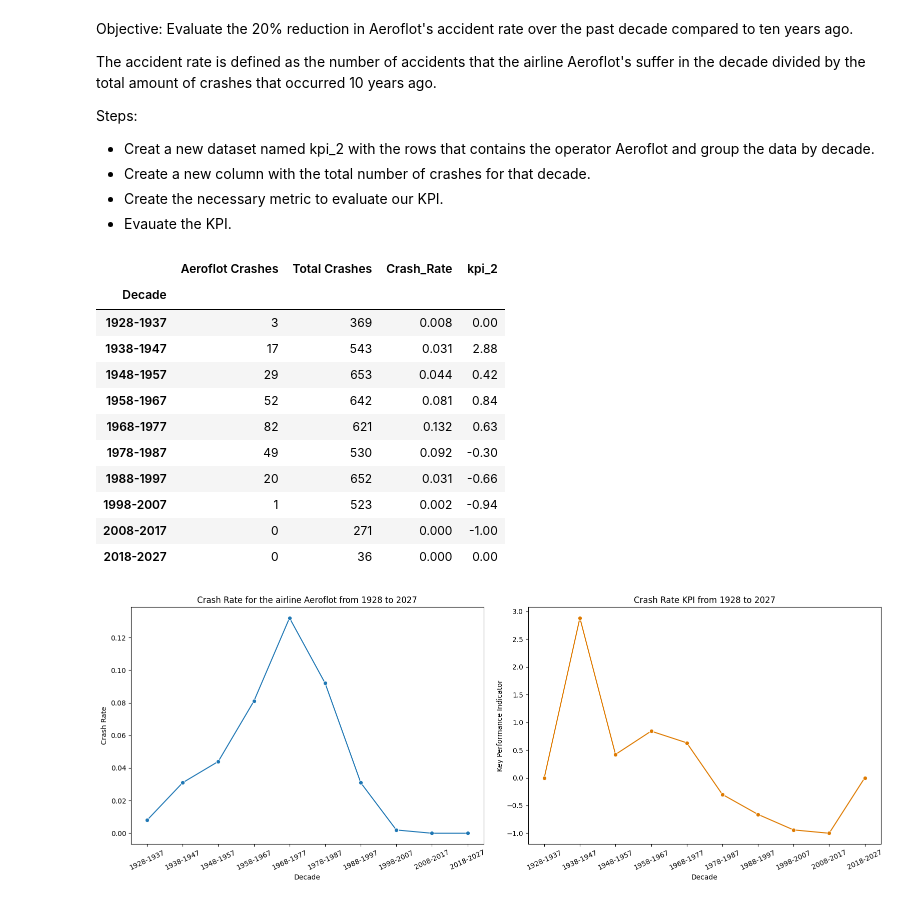
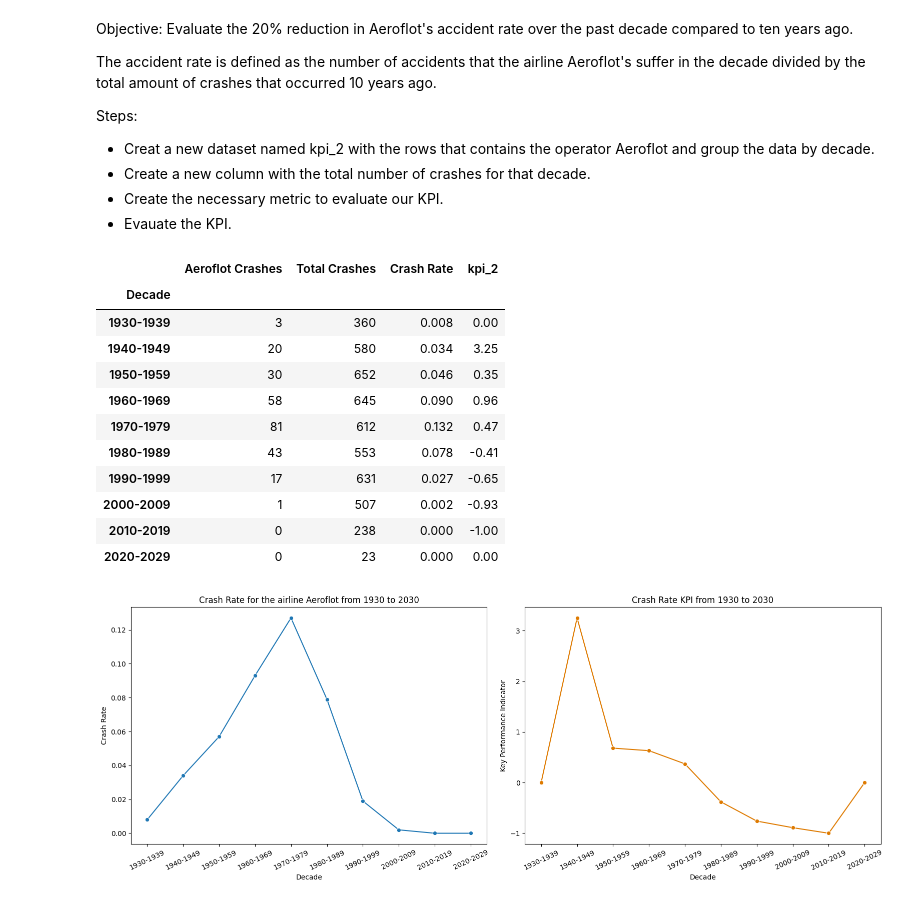
Before and after one commit to motm-1/PI_DA, a Jupyter notebook: kpi_development.ipynb, the cells around one changed output. Cells and saved outputs as stored; diff of their text form; code cells hidden in the pictures.

```diff
--- a/kpi_development.ipynb
+++ b/kpi_development.ipynb
@@ -17,9 +17,9 @@ df.head()
 # %% [markdown]
 Create a new column to categorise the data by decade.
 # %%
-bins = list(range(1908, 2029, 10))
-labels = [f'{decade}-{decade+9}' for decade in range(1908, 2028 , 10)]
-df['Decade'] = pd.cut(df['Year'], bins=bins, labels=labels)
+bins = list(range(1903, 2024, 10))
+labels = [f'{year}-{year+9}' for year in range(1903, 2023, 10)]
+df['Decade'] = pd.cut(df['Year'], bins=bins, labels=labels, right=False)
 # %% [markdown]
 Objective: Evaluate the 10% reduction in the crew fatality rate over the last ten years, compared to the previous decade.
 
@@ -94,47 +94,47 @@ kpi_2 = pd.concat((kpi_2, df.groupby(['Decade'], observed=False).size()),axis=1)
 
 kpi_2.columns = ['Aeroflot Crashes','Total Crashes']
 
-kpi_2 = kpi_2.loc['1928-1937':]
+kpi_2 = kpi_2.loc['1930-1939':]
 
-kpi_2['Crash_Rate'] = round((kpi_2['Aeroflot Crashes'] / kpi_2['Total Crashes']), 3)
+kpi_2['Crash Rate'] = round((kpi_2['Aeroflot Crashes'] / kpi_2['Total Crashes']), 3)
 
-kpi_2['kpi_2'] = round((1 - kpi_2['Crash_Rate'].div(kpi_2['Crash_Rate'].shift())) * -1, 2).fillna(0)
+kpi_2['kpi_2'] = round((1 - kpi_2['Crash Rate'].div(kpi_2['Crash Rate'].shift())) * -1, 2).fillna(0)
 # %%
 kpi_2
 # %% [output]
-|  | Aeroflot Crashes | Total Crashes | Crash_Rate | kpi_2 |
+|  | Aeroflot Crashes | Total Crashes | Crash Rate | kpi_2 |
 | Decade |  |  |  |  |
-| 1928-1937 | 3 | 369 | 0.008 | 0.00 |
-| 1938-1947 | 17 | 543 | 0.031 | 2.88 |
-| 1948-1957 | 29 | 653 | 0.044 | 0.42 |
-| 1958-1967 | 52 | 642 | 0.081 | 0.84 |
-| 1968-1977 | 82 | 621 | 0.132 | 0.63 |
-| 1978-1987 | 49 | 530 | 0.092 | -0.30 |
-| 1988-1997 | 20 | 652 | 0.031 | -0.66 |
-| 1998-2007 | 1 | 523 | 0.002 | -0.94 |
-| 2008-2017 | 0 | 271 | 0.000 | -1.00 |
-| 2018-2027 | 0 | 36 | 0.000 | 0.00 |
+| 1930-1939 | 3 | 360 | 0.008 | 0.00 |
+| 1940-1949 | 20 | 580 | 0.034 | 3.25 |
+| 1950-1959 | 30 | 652 | 0.046 | 0.35 |
+| 1960-1969 | 58 | 645 | 0.090 | 0.96 |
+| 1970-1979 | 81 | 612 | 0.132 | 0.47 |
+| 1980-1989 | 43 | 553 | 0.078 | -0.41 |
+| 1990-1999 | 17 | 631 | 0.027 | -0.65 |
+| 2000-2009 | 1 | 507 | 0.002 | -0.93 |
+| 2010-2019 | 0 | 238 | 0.000 | -1.00 |
+| 2020-2029 | 0 | 23 | 0.000 | 0.00 |
 # %%
 fig , (ax1, ax2) = plt.subplots(1,2, figsize=(16, 6))
 
-sns.lineplot(data=kpi_2, x=kpi_2.index.values.tolist(), y='Crash_Rate', linestyle='-', ax=ax1, marker='o', markersize=6)
+sns.lineplot(data=kpi_2, x=kpi_2.index.values.tolist(), y='Crash Rate', linestyle='-', ax=ax1, marker='o', markersize=6)
 
 ax1.set_xlabel('Decade')
 ax1.set_ylabel('Crash Rate')
-ax1.set_title('Crash Rate for the airline Aeroflot from 1928 to 2027')
+ax1.set_title('Crash Rate for the airline Aeroflot from 1930 to 2030')
 ax1.set_xticks(range(len(kpi_2.index)))
 ax1.set_xticklabels(kpi_2.index, rotation=25)
 
 sns.lineplot(data=kpi_2, x=kpi_2.index.values.tolist(), y='kpi_2', linestyle='-', ax=ax2, color='#DE7A00', marker='o', markersize=6)
 
 ax2.set_xlabel('Decade')
 ax2.set_ylabel('Key Performance Indicator')
-ax2.set_title('Crash Rate KPI from 1928 to 2027')
+ax2.set_title('Crash Rate KPI from 1930 to 2030')
 ax2.set_xticks(range(len(kpi_2.index)))
 ax2.set_xticklabels(kpi_2.index, rotation=25)
 
 plt.tight_layout()
 plt.show()
 # %% [output]
-[figure, old version]
+[figure, new version]
 # %% [markdown]
```
Also changed, not shown: parts of 8 cells of this notebook, 21 other files.
